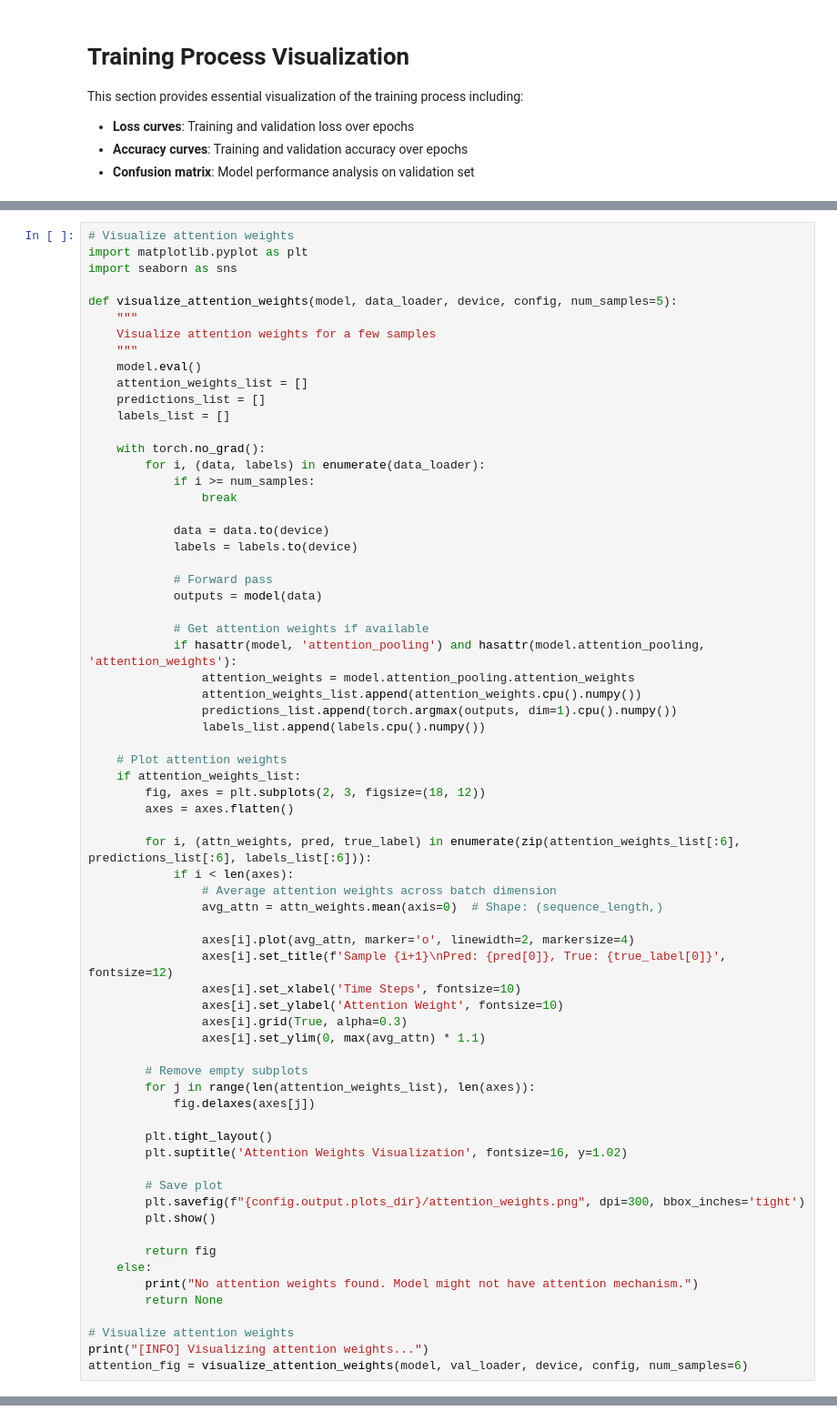
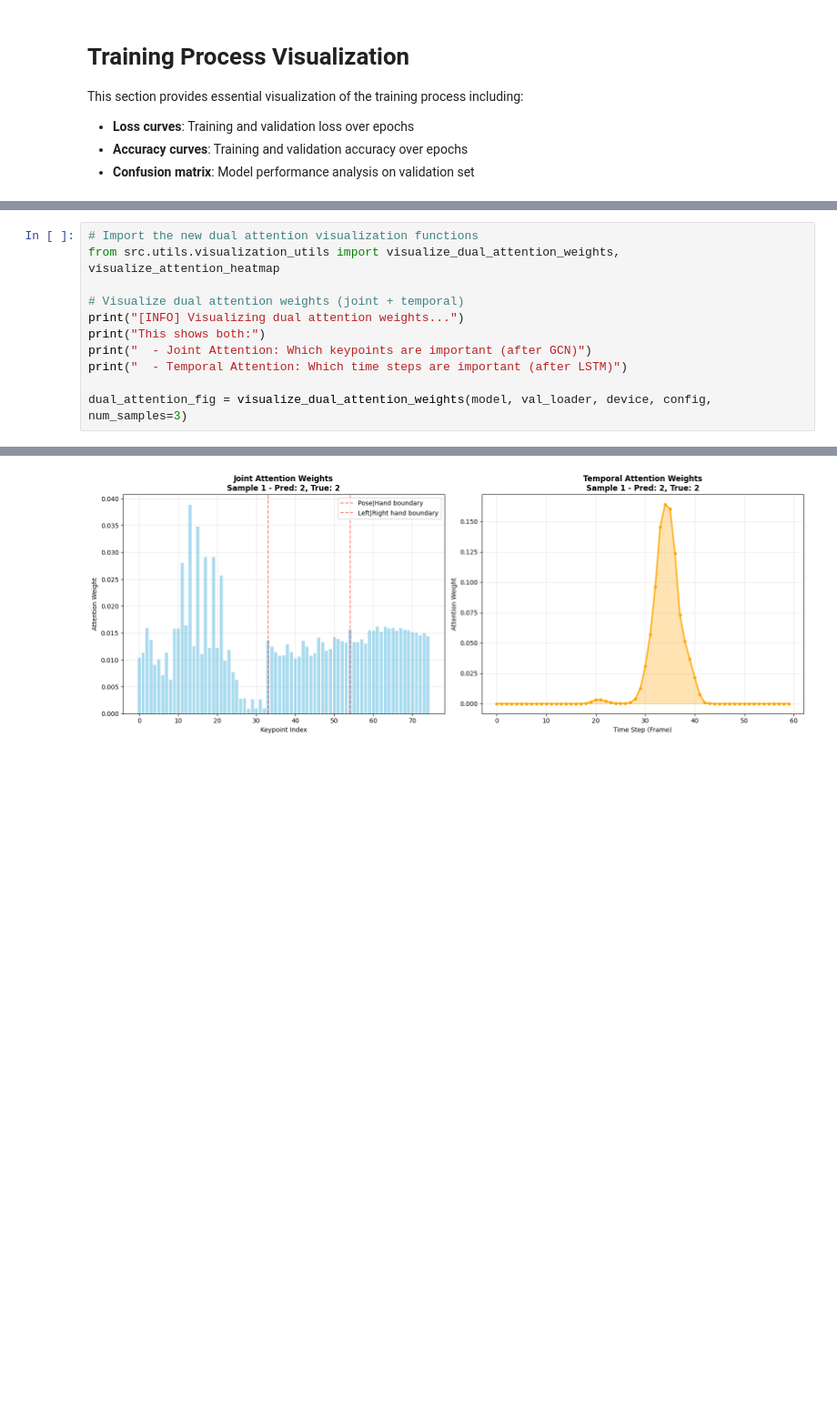
Before and after one commit to AIP491G5/VSLR, a Jupyter notebook: train_HGC_LSTM.ipynb, the cells around one changed output, grey strips where cells are left out. Shown: that part at 91% size. Saved outputs shown, nothing was run; the diff lists cells and outputs as text; blank space fills up the shorter version.

```diff
--- a/train_HGC_LSTM.ipynb
+++ b/train_HGC_LSTM.ipynb
@@ -277,69 +272,12 @@ This section visualizes the attention weights from the HGC-LSTM model to underst
 # %%
-# Visualize attention weights
-import matplotlib.pyplot as plt
-import seaborn as sns
+# Import the new dual attention visualization functions
+from src.utils.visualization_utils import visualize_dual_attention_weights, visualize_attention_heatmap
 
-def visualize_attention_weights(model, data_loader, device, config, num_samples=5):
-    """
-    Visualize attention weights for a few samples
-    """
-    model.eval()
-    attention_weights_list = []
-    predictions_list = []
-    labels_list = []
+# Visualize dual attention weights (joint + temporal)
+print("[INFO] Visualizing dual attention weights...")
+print("This shows both:")
+print("  - Joint Attention: Which keypoints are important (after GCN)")
+print("  - Temporal Attention: Which time steps are important (after LSTM)")
 
-    with torch.no_grad():
-        for i, (data, labels) in enumerate(data_loader):
-            if i >= num_samples:
-                break
-
-            data = data.to(device)
-            labels = labels.to(device)
-
-            # Forward pass
-            outputs = model(data)
-
-            # Get attention weights if available
-            if hasattr(model, 'attention_pooling') and hasattr(model.attention_pooling, 'attention_weights'):
-                attention_weights = model.attention_pooling.attention_weights
-                attention_weights_list.append(attention_weights.cpu().numpy())
-                predictions_list.append(torch.argmax(outputs, dim=1).cpu().numpy())
-                labels_list.append(labels.cpu().numpy())
-
-    # Plot attention weights
-    if attention_weights_list:
-        fig, axes = plt.subplots(2, 3, figsize=(18, 12))
-        axes = axes.flatten()
-
-        for i, (attn_weights, pred, true_label) in enumerate(zip(attention_weights_list[:6], predictions_list[:6], labels_list[:6])):
-            if i < len(axes):
-                # Average attention weights across batch dimension
-                avg_attn = attn_weights.mean(axis=0)  # Shape: (sequence_length,)
-
-                axes[i].plot(avg_attn, marker='o', linewidth=2, markersize=4)
-                axes[i].set_title(f'Sample {i+1}\nPred: {pred[0]}, True: {true_label[0]}', fontsize=12)
-                axes[i].set_xlabel('Time Steps', fontsize=10)
-                axes[i].set_ylabel('Attention Weight', fontsize=10)
-                axes[i].grid(True, alpha=0.3)
-                axes[i].set_ylim(0, max(avg_attn) * 1.1)
-
-        # Remove empty subplots
-        for j in range(len(attention_weights_list), len(axes)):
-            fig.delaxes(axes[j])
-
-        plt.tight_layout()
-        plt.suptitle('Attention Weights Visualization', fontsize=16, y=1.02)
-
-        # Save plot
-        plt.savefig(f"{config.output.plots_dir}/attention_weights.png", dpi=300, bbox_inches='tight')
-        plt.show()
-
-        return fig
-    else:
-        print("No attention weights found. Model might not have attention mechanism.")
-        return None
-
-# Visualize attention weights
-print("[INFO] Visualizing attention weights...")
-attention_fig = visualize_attention_weights(model, val_loader, device, config, num_samples=6)
+dual_attention_fig = visualize_dual_attention_weights(model, val_loader, device, config, num_samples=3)
 # %% [output]
@@ -347,0 +289 @@ No attention weights found. Model might not have attention mechanism.
+[figure, added]
```
Also changed, not shown: parts of 13 cells of this notebook, 26 other files.
